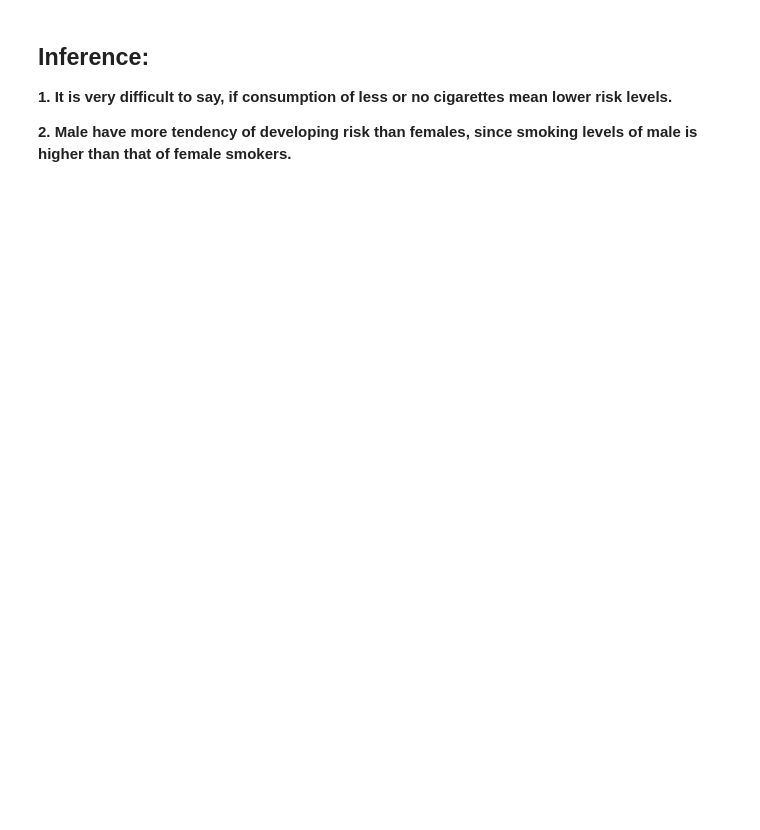
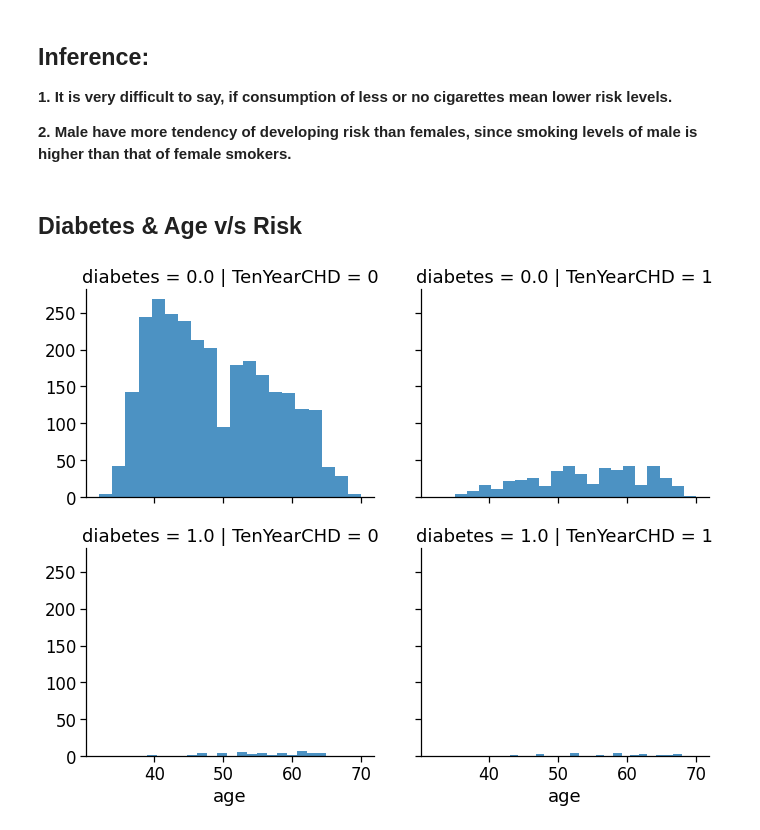
Before and after one commit to praveenbejo95/Cardiovascular-Risk-Prediction-ML-Classification-project, a Jupyter notebook: cardiovascular_Risk_prediction(Pravin_notebook).ipynb, the cells around one changed output. Cells and saved outputs as stored; diff of their text form; code cells hidden in the pictures; blank space fills up the shorter version.

```diff
--- a/cardiovascular_Risk_prediction(Pravin_notebook).ipynb
+++ b/cardiovascular_Risk_prediction(Pravin_notebook).ipynb
@@ -623,3 +623,11 @@ g=g.set_ylabels("RISK Probability")
 **1. It is very difficult to say, if consumption of less or no cigarettes mean lower risk levels.**
 
 **2. Male have more tendency of developing risk than females, since smoking levels of male is higher than that of female smokers.**
+# %% [markdown]
+## **Diabetes & Age v/s Risk**
+# %%
+grid= sns.FacetGrid(df,col='TenYearCHD',row='diabetes',size=4,aspect=1.2)
+grid.map(plt.hist,'age',alpha=.8,bins=20)
+grid.add_legend();
+# %% [output]
+[figure, added]
```
Also changed, not shown: parts of 29 cells of this notebook.
